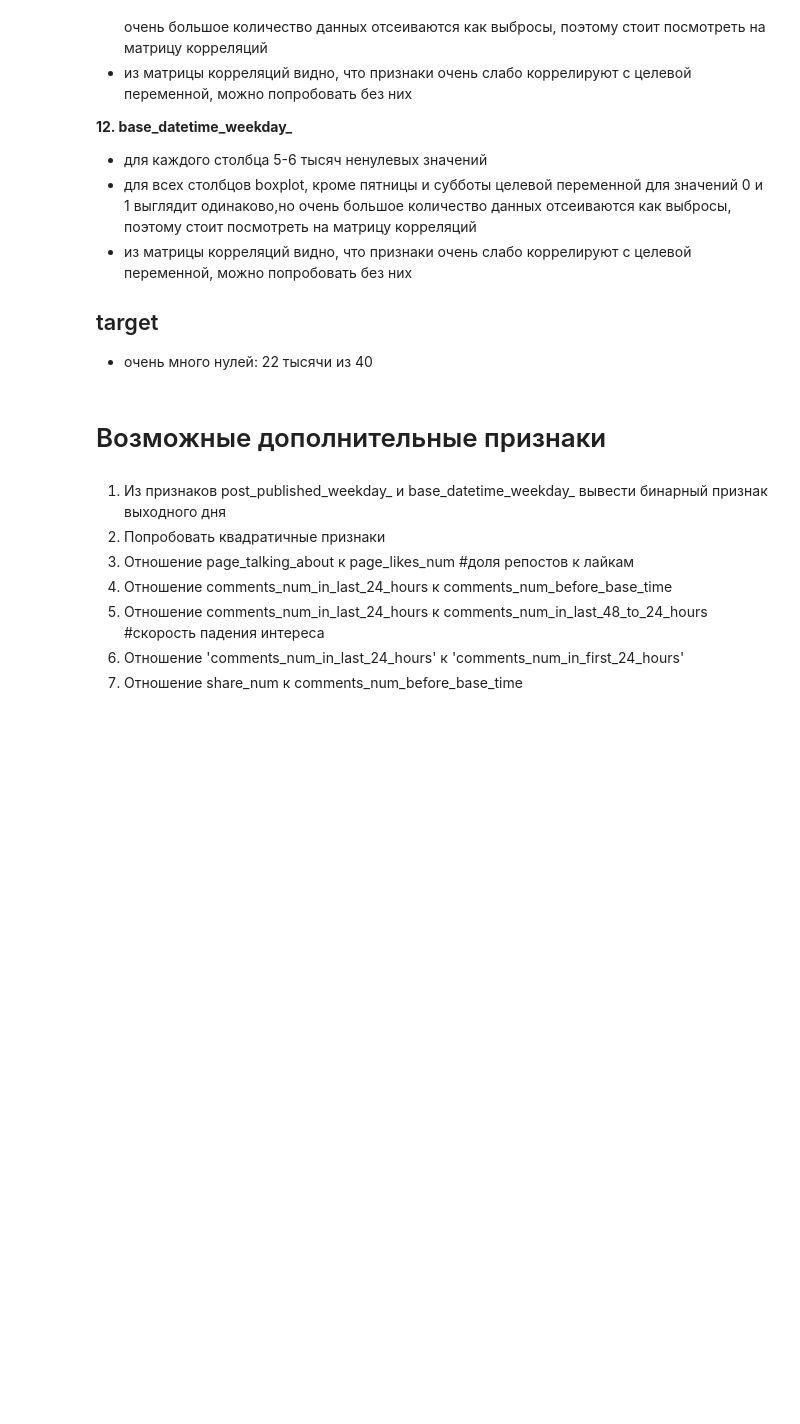
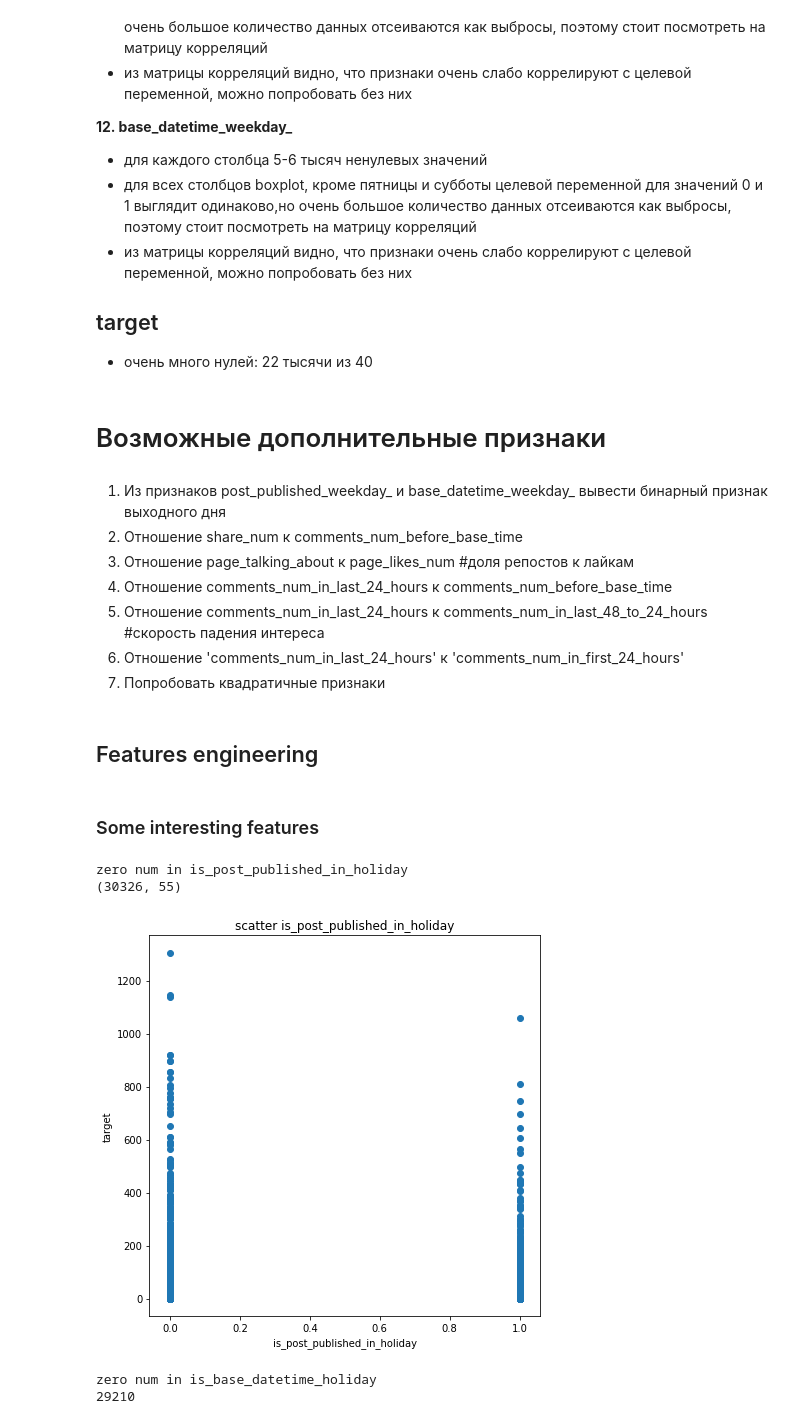
Before and after one commit to HollowPrincess/ML-introduction-2019, a Jupyter notebook: linear_regression/visualizations.ipynb, the cells around one changed output. Drawn from its saved outputs; the diff is of its cells as text; code cells hidden in the pictures; blank space fills up the shorter version.

```diff
--- a/linear_regression/visualizations.ipynb
+++ b/linear_regression/visualizations.ipynb
@@ -42,7 +41,7 @@ features_names=np.array(['page_likes_num',#1
                 'post_promotion', #38 binary
                 'h_local', #39 This describes the H hrs, for which we have the target variable/ comments received.
                 'post_published_weekday', #40-46 This represents the day(Sunday...Saturday) on which the post was published.
-                'base_ditetime_weekday', #47-53 This represents the day(Sunday...Saturday) on selected base Date/Time.
+                'base_datetime_weekday', #47-53 This represents the day(Sunday...Saturday) on selected base Date/Time.
                 'target' #54 The no of comments in next H hrs(H is given in Feature no 39).
                ])
 
@@ -903,9 +578,53 @@ Name: target, dtype: float64
 # Возможные дополнительные признаки
 # %% [markdown]
 1. Из признаков post_published_weekday_ и base_datetime_weekday_ вывести бинарный признак выходного дня
-2. Попробовать квадратичные признаки
+2. Отношение share_num к comments_num_before_base_time
 3. Отношение page_talking_about к page_likes_num #доля репостов к лайкам
 4. Отношение comments_num_in_last_24_hours к comments_num_before_base_time
 5. Отношение comments_num_in_last_24_hours к comments_num_in_last_48_to_24_hours #скорость падения интереса
 6. Отношение 'comments_num_in_last_24_hours' к 'comments_num_in_first_24_hours'
-7. Отношение share_num к comments_num_before_base_time
+7. Попробовать квадратичные признаки
+# %% [markdown]
+## Features engineering
+# %% [markdown]
+### Some interesting features
+# %%
+#1. Из признаков post_published_weekday_ и base_datetime_weekday_ вывести бинарный признак выходного дня
+data['is_post_published_in_holiday']=data[['post_published_weekday_saturday',
+                                          'post_published_weekday_sunday']].apply(lambda x:
+                                                                                 1 if (
+                                                                                     x['post_published_weekday_saturday']==1
+                                                                                 ) or (
+                                                                                     x['post_published_weekday_sunday']==1
+                                                                                 )
+                                                                                else 0, axis=1)
+data['is_base_datetime_holiday']=data[['base_datetime_weekday_saturday',
+                                          'base_datetime_weekday_sunday']].apply(lambda x:
+                                                                                 1 if (
+                                                                                     x['base_datetime_weekday_saturday']==1
+                                                                                 ) or (
+                                                                                     x['base_datetime_weekday_sunday']==1
+                                                                                 )
+                                                                                else 0, axis=1)
+# %%
+print('zero num in is_post_published_in_holiday')
+print(data.loc[data['is_post_published_in_holiday']==0].shape)
+# %% [output]
+zero num in is_post_published_in_holiday
+(30326, 55)
+# %%
+plt.figure(figsize=(7,7))
+plt.scatter(x=data['is_post_published_in_holiday'], y=data['target'])
+
+plt.xlabel('is_post_published_in_holiday')
+plt.ylabel('target')
+plt.title('scatter is_post_published_in_holiday')
+plt.show()
+# %% [output]
+[figure, added]
+# %%
+print('zero num in is_base_datetime_holiday')
+print(data.loc[data['is_base_datetime_holiday']==0].shape[0])
+# %% [output]
+zero num in is_base_datetime_holiday
+29210
```
Also changed, not shown: parts of 97 cells of this notebook, 2 other files.
